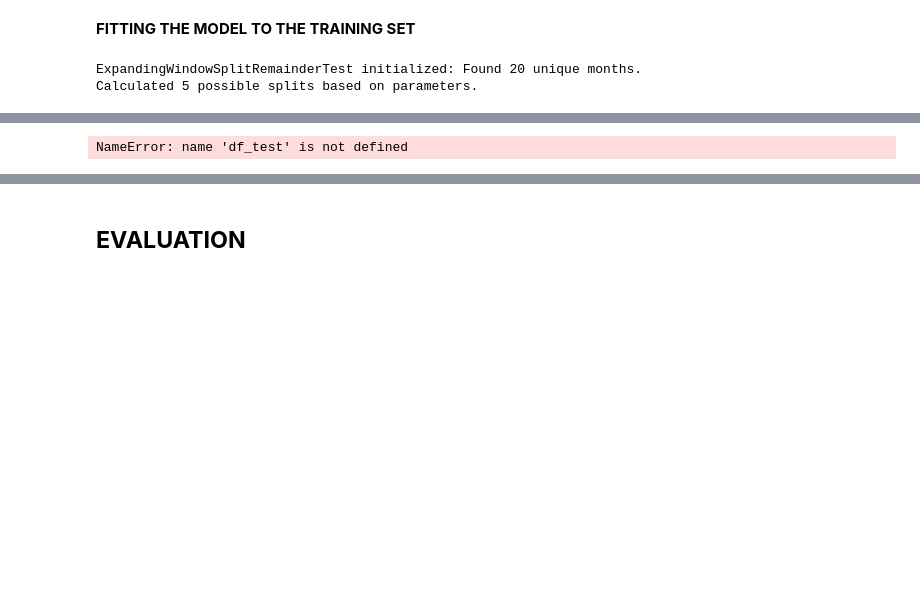
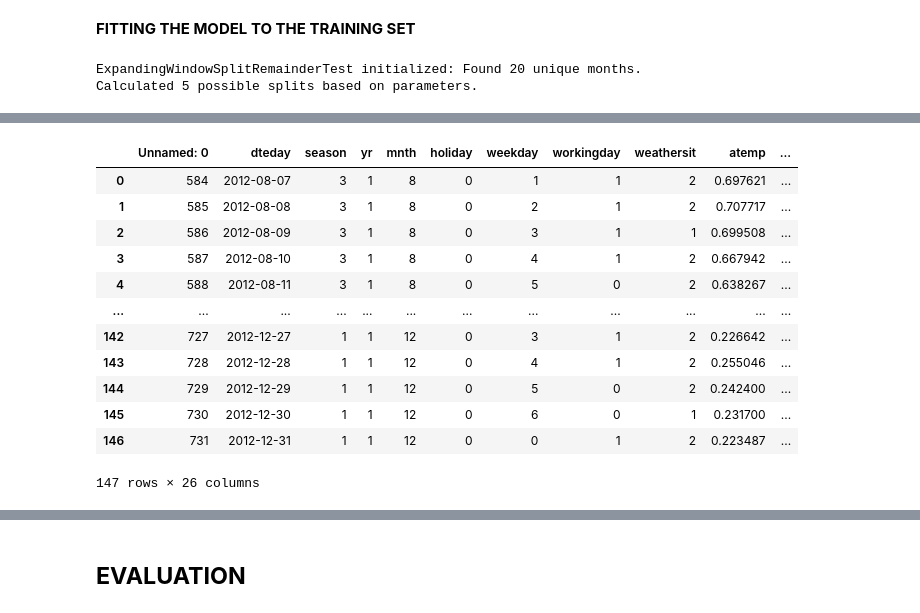
Before and after one commit to bayalams/msc-data-science-s2-ml, a Jupyter notebook: Projects/Project_1_Bike_Rental_Demand/05_mlp_optuna.ipynb, the cells around one changed output, grey strips where cells are left out. Saved outputs shown, nothing was run; the diff lists cells and outputs as text; code cells hidden in the pictures; blank space fills up the shorter version.

```diff
--- a/Projects/Project_1_Bike_Rental_Demand/05_mlp_optuna.ipynb
+++ b/Projects/Project_1_Bike_Rental_Demand/05_mlp_optuna.ipynb
@@ -582,11 +578,23 @@ NameError: name 'df_test' is not defined
 # %%
-results = pd.concat([
-    df_test.drop('cnt', axis=1).reset_index(),
-    y_test.reset_index(),
-    pd.Series(y_test_pred, name='cnt_pred')
-], axis=1)
+results = df_test.drop(columns='cnt').reset_index(drop=True).copy()
+
+results['cnt'] = y_test.to_numpy()
+results['cnt_pred'] = y_test_pred
+
 results
 # %% [output]
+|  | Unnamed: 0 | dteday | season | yr | mnth | holiday | weekday | workingday | weathersit | atemp | ... |
+| 0 | 584 | 2012-08-07 | 3 | 1 | 8 | 0 | 1 | 1 | 2 | 0.697621 | ... |
+| 1 | 585 | 2012-08-08 | 3 | 1 | 8 | 0 | 2 | 1 | 2 | 0.707717 | ... |
+| 2 | 586 | 2012-08-09 | 3 | 1 | 8 | 0 | 3 | 1 | 1 | 0.699508 | ... |
+| 3 | 587 | 2012-08-10 | 3 | 1 | 8 | 0 | 4 | 1 | 2 | 0.667942 | ... |
+| 4 | 588 | 2012-08-11 | 3 | 1 | 8 | 0 | 5 | 0 | 2 | 0.638267 | ... |
+| ... | ... | ... | ... | ... | ... | ... | ... | ... | ... | ... | ... |
+| 142 | 727 | 2012-12-27 | 1 | 1 | 12 | 0 | 3 | 1 | 2 | 0.226642 | ... |
+| 143 | 728 | 2012-12-28 | 1 | 1 | 12 | 0 | 4 | 1 | 2 | 0.255046 | ... |
+| 144 | 729 | 2012-12-29 | 1 | 1 | 12 | 0 | 5 | 0 | 2 | 0.242400 | ... |
+| 145 | 730 | 2012-12-30 | 1 | 1 | 12 | 0 | 6 | 0 | 1 | 0.231700 | ... |
+| 146 | 731 | 2012-12-31 | 1 | 1 | 12 | 0 | 0 | 1 | 2 | 0.223487 | ... |
-NameError: name 'df_test' is not defined
+147 rows × 26 columns
 # %%
 (results['cnt'] - results['cnt_pred']).hist(bins=100)
```
Also changed, not shown: parts of 33 cells of this notebook.
